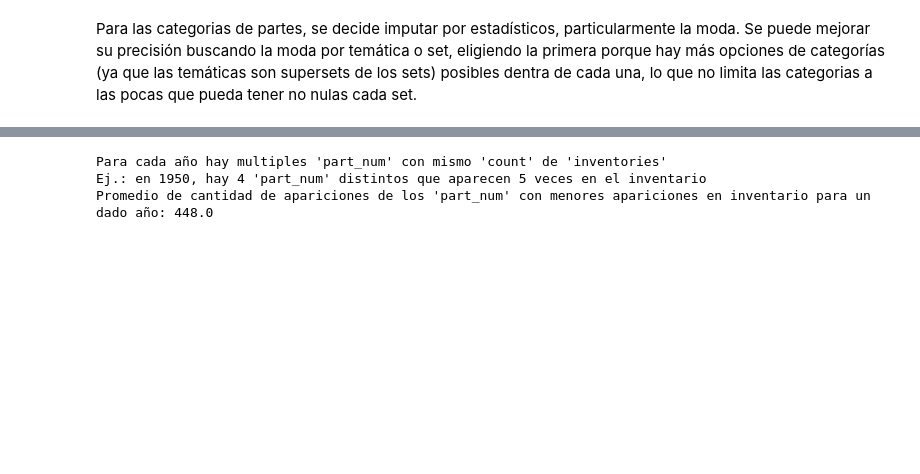
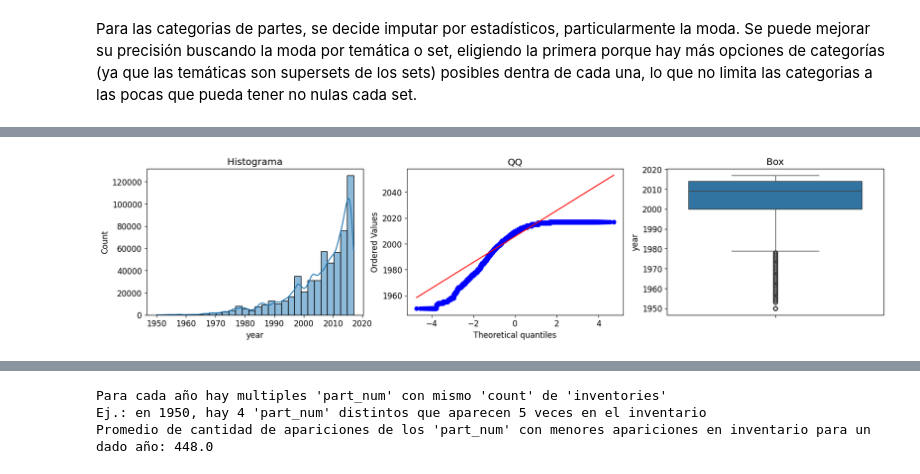
Before and after one commit to matias-herreros/ADD_Lego, a Jupyter notebook: EDA.ipynb, the cells around one changed output, grey strips where cells are left out. Cells and saved outputs as stored; diff of their text form; code cells hidden in the pictures; blank space fills up the shorter version.

```diff
--- a/EDA.ipynb
+++ b/EDA.ipynb
@@ -686,0 +706,4 @@ dtype: bool
+# %%
+outlier_diagnostic_plots(data,'year')
+# %% [output]
+[figure, added]
```
Also changed, not shown: parts of 39 cells of this notebook.
